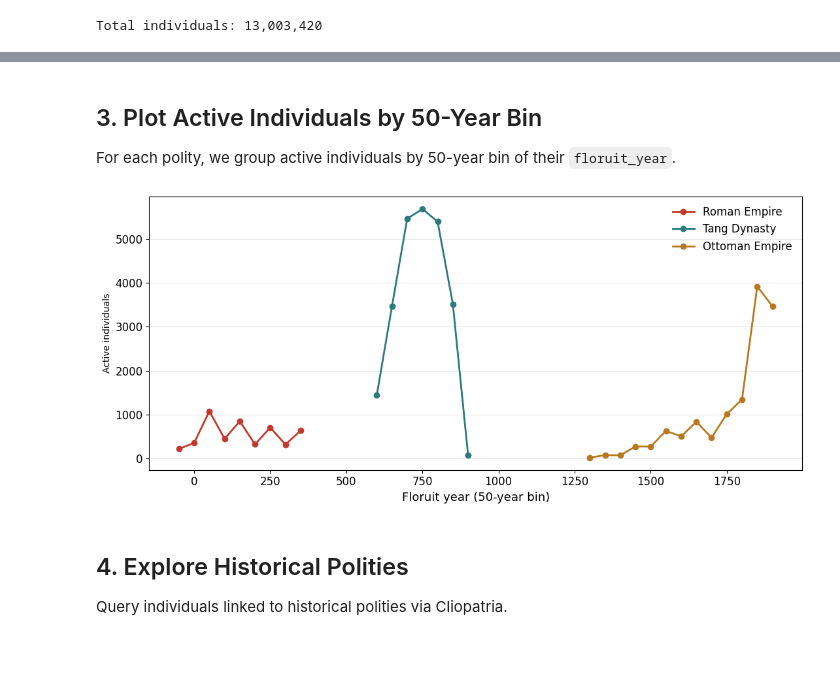
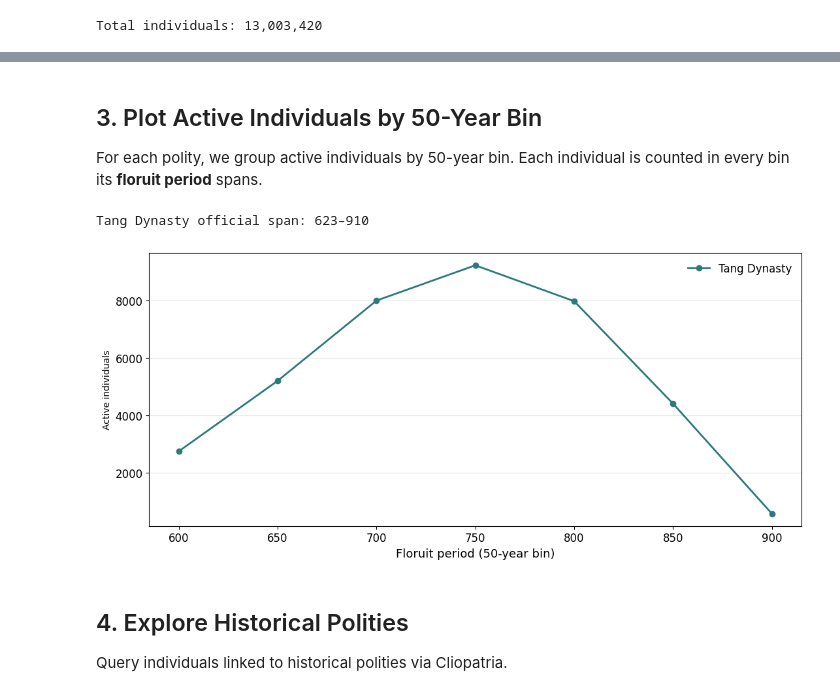
Before and after one commit to charlesdedampierre/cultura_database, a Jupyter notebook: getting_started.ipynb, the cells around one changed output, grey strips where cells are left out. Saved outputs shown, nothing was run; the diff lists cells and outputs as text; code cells hidden in the pictures; blank space fills up the shorter version.

```diff
--- a/getting_started.ipynb
+++ b/getting_started.ipynb
@@ -30,5 +30,5 @@ We illustrate this on three polities from different eras: the **Roman Empire**,
 # %%
-polities = ["Roman Empire", "Tang Dynasty", "Ottoman Empire"]
+polities = ["Tang Dynasty"]
 
 active_counts = con.execute("""
     SELECT polity_name, COUNT(*) AS active_individuals
@@ -51,10 +49,13 @@ shape: (3, 2)
 # %%
-# Pull the per-individual rows for the three polities, with their floruit year
+# Pull each individual's floruit PERIOD (start/end) for the three polities.
+# An individual has impact across its whole floruit period, not just one year.
 df = con.execute("""
-    SELECT polity_name, wikidata_id, name_en, floruit_year
+    SELECT polity_name, wikidata_id, name_en,
+           floruit_period_start, floruit_period_end
     FROM individuals_cliopatria
     WHERE polity_name IN ?
-      AND floruit_year IS NOT NULL
+      AND floruit_period_start IS NOT NULL
+      AND floruit_period_end   IS NOT NULL
 """, [polities]).pl()
 
 print(f"Rows: {len(df):,}")
@@ -77,33 +78,51 @@ shape: (10, 4)
 # %% [markdown]
 ## 3. Plot Active Individuals by 50-Year Bin
 
-For each polity, we group active individuals by 50-year bin of their `floruit_year`.
+For each polity, we group active individuals by 50-year bin. Each individual is counted in every bin its **floruit period** spans.
 # %%
+POLITY_TO_PLOT = "Tang Dynasty"
+
+# Official lifespan of the polity, as defined in Cliopatria.
+span = con.execute("""
+    SELECT MIN(from_year) AS start, MAX(to_year) AS end
+    FROM polities_periods_cliopatria
+    WHERE polity_name = ?
+""", [POLITY_TO_PLOT]).pl()
+p_start, p_end = span["start"][0], span["end"][0]
+print(f"{POLITY_TO_PLOT} official span: {p_start}–{p_end}")
+
+# Count each individual in every 50-year bin its floruit period covers,
+# then keep only the bins that fall within the polity's official lifespan.
 by_bin = (
     df
-    .with_columns(((pl.col("floruit_year") // 50) * 50).alias("bin"))
-    .group_by(["polity_name", "bin"])
+    .filter(pl.col("polity_name") == POLITY_TO_PLOT)
+    .with_columns(
+        start_bin=(pl.col("floruit_period_start") // 50) * 50,
+        end_bin=(pl.col("floruit_period_end") // 50) * 50,
+    )
+    .with_columns(bin=pl.int_ranges("start_bin", pl.col("end_bin") + 50, 50))
+    .explode("bin")
+    .group_by("bin")
     .agg(pl.len().alias("count"))
-    .sort(["polity_name", "bin"])
+    .filter(pl.col("count") > 0)  # skip bins with no active individuals
+    .filter((pl.col("bin") <= p_end) & (pl.col("bin") + 50 > p_start))  # clip to official span
+    .sort("bin")
 )
 
-colors = {"Roman Empire": "#c0392b", "Tang Dynasty": "#2c7a7b", "Ottoman Empire": "#b7791f"}
+fig, ax = plt.subplots(figsize=(11, 5))
+ax.plot(by_bin["bin"].to_list(), by_bin["count"].to_list(),
+        marker="o", linewidth=2, color="#2c7a7b", label=POLITY_TO_PLOT)
 
-fig, ax = plt.subplots(figsize=(11, 5))
-for polity in polities:
-    sub = by_bin.filter(pl.col("polity_name") == polity).sort("bin")
-    ax.plot(sub["bin"].to_list(), sub["count"].to_list(),
-            marker="o", linewidth=2, color=colors[polity], label=polity)
-
-ax.set_xlabel("Floruit year (50-year bin)", fontsize=13)
+ax.set_xlabel("Floruit period (50-year bin)", fontsize=13)
 ax.set_ylabel("Active individuals")
 ax.legend(fontsize=12, frameon=False)
 ax.grid(axis="y", alpha=0.3)
 ax.tick_params(labelsize=12)
 plt.tight_layout()
 plt.show()
 # %% [output]
+Tang Dynasty official span: 623–910
-[figure, old version]
+[figure, new version]
 # %% [markdown]
 ## 4. Explore Historical Polities
 
```
Also changed, not shown: parts of 11 cells of this notebook.
